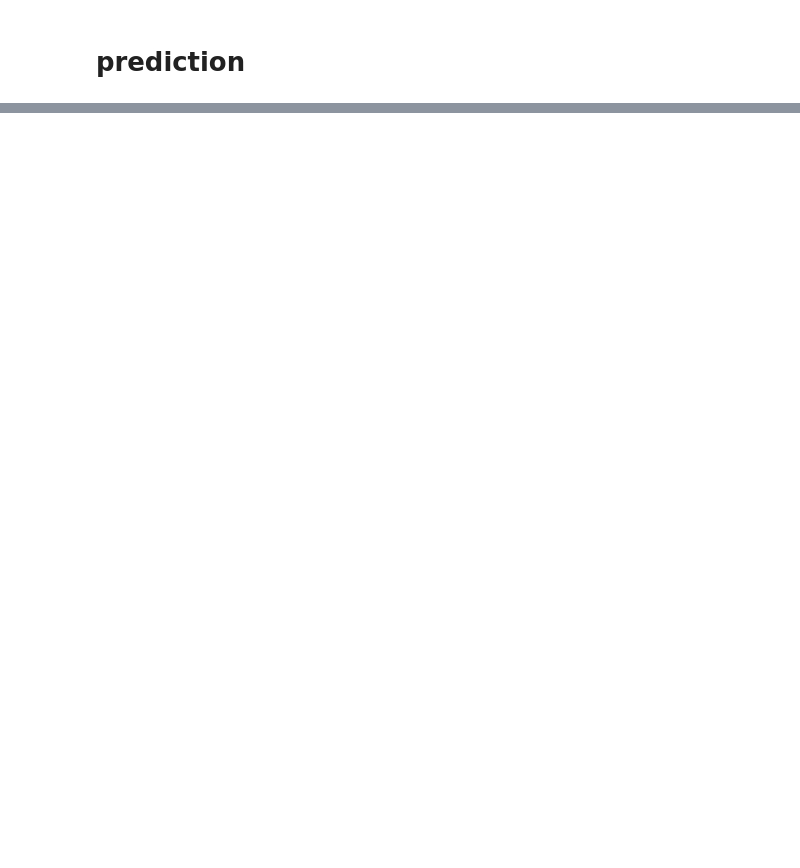
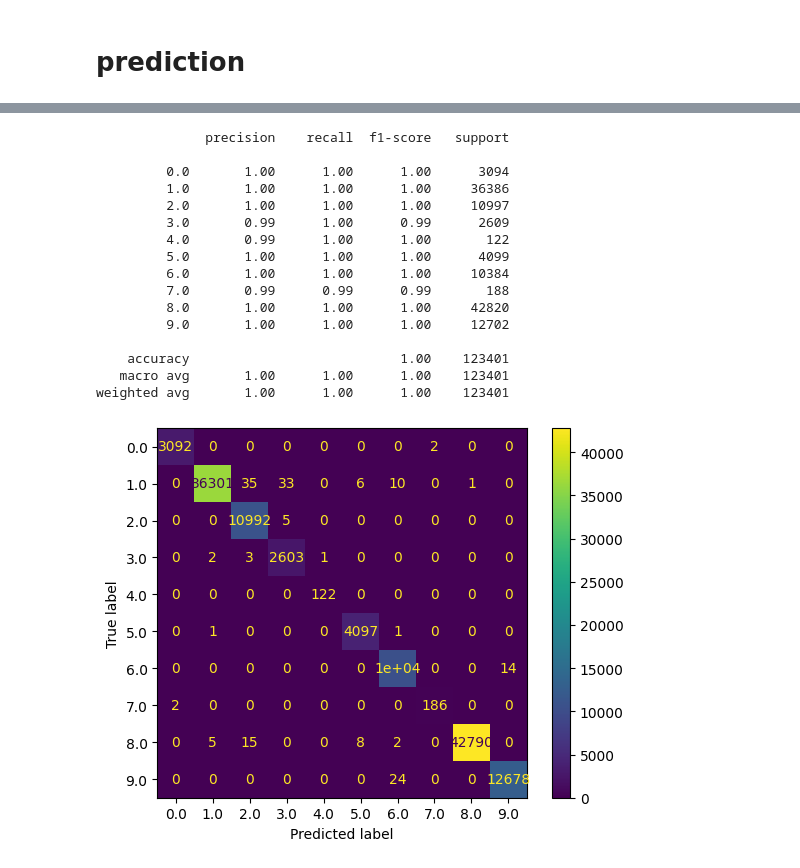
Before and after one commit to benzebra/data-analytics, a Jupyter notebook: TRAIN/tabTransformer.ipynb, the cells around one changed output, grey strips where cells are left out. Cells and saved outputs as stored; diff of their text form; code cells hidden in the pictures; blank space fills up the shorter version.

```diff
--- a/TRAIN/tabTransformer.ipynb
+++ b/TRAIN/tabTransformer.ipynb
@@ -334,0 +324,31 @@ weighted avg       1.00      1.00      1.00    123401
+# %%
+#compute classification report
+from sklearn.metrics import classification_report
+print(classification_report(y_true.detach().numpy(), y_pred.detach().numpy()))
+#save it ina  txt file
+with open('classification_report.txt', 'w') as f:
+    f.write(classification_report(y_true.detach().numpy(), y_pred.detach().numpy()))
+#compute confusion matrix
+from sklearn.metrics import confusion_matrix,ConfusionMatrixDisplay
+cm = confusion_matrix(y_true.detach().numpy(), y_pred.detach().numpy())
+disp = ConfusionMatrixDisplay(confusion_matrix=cm, display_labels=le.classes_)
+disp.plot()
+plt.show()
+# %% [output]
+              precision    recall  f1-score   support
+
+         0.0       1.00      1.00      1.00      3094
+         1.0       1.00      1.00      1.00     36386
+         2.0       1.00      1.00      1.00     10997
+         3.0       0.99      1.00      0.99      2609
+         4.0       0.99      1.00      1.00       122
+         5.0       1.00      1.00      1.00      4099
+         6.0       1.00      1.00      1.00     10384
+         7.0       0.99      0.99      0.99       188
+         8.0       1.00      1.00      1.00     42820
+         9.0       1.00      1.00      1.00     12702
+
+    accuracy                           1.00    123401
+   macro avg       1.00      1.00      1.00    123401
+weighted avg       1.00      1.00      1.00    123401
+[figure, added]
```
Also changed, not shown: parts of 6 cells of this notebook, 12 other files.
